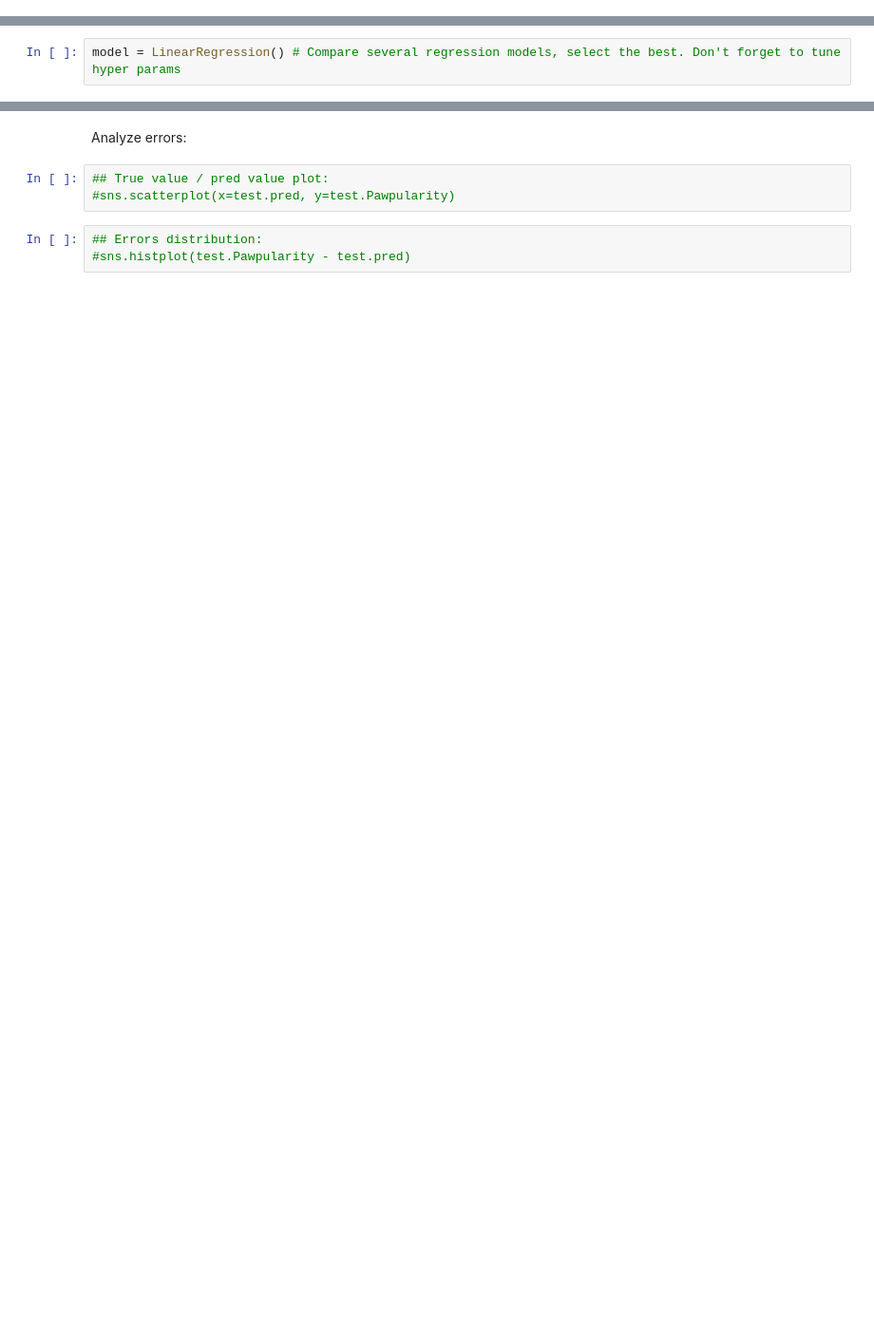
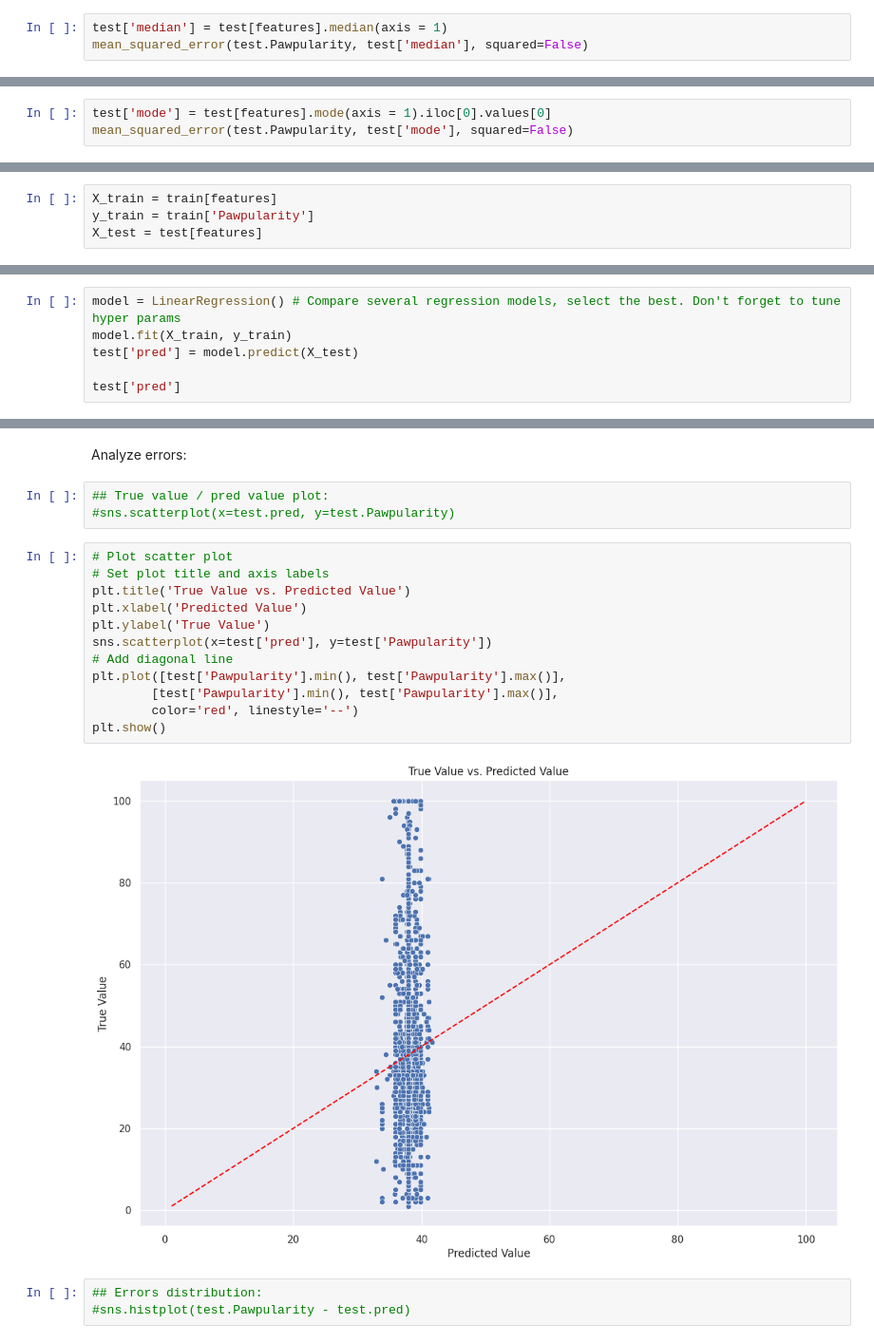
Before and after one commit to reesha-rsh/MLb4, a Jupyter notebook: Homework/Homework_4__pawpularity.ipynb, the cells around one changed output, grey strips where cells are left out. Shown at 95% size. Drawn from its saved outputs; the diff is of its cells as text; blank space fills up the shorter version.

```diff
--- a/Homework/Homework_4__pawpularity.ipynb
+++ b/Homework/Homework_4__pawpularity.ipynb
@@ -50,0 +93,3 @@ mean_squared_error(test.Pawpularity, test.baseline, squared=False)
+# %%
+test['median'] = test[features].median(axis = 1)
+mean_squared_error(test.Pawpularity, test['median'], squared=False)
@@ -50,0 +98,3 @@ mean_squared_error(test.Pawpularity, test.baseline, squared=False)
+# %%
+test['mode'] = test[features].mode(axis = 1).iloc[0].values[0]
+mean_squared_error(test.Pawpularity, test['mode'], squared=False)
@@ -55,7 +123,15 @@ Let's try to train linear regression on binary features
 # %%
 features = data.columns[1:-1]
 features
+# %%
+X_train = train[features]
+y_train = train['Pawpularity']
+X_test = test[features]
 # %%
 from sklearn.linear_model import LinearRegression, Ridge, Lasso
 # %%
 model = LinearRegression() # Compare several regression models, select the best. Don't forget to tune hyper params
+model.fit(X_train, y_train)
+test['pred'] = model.predict(X_test)
+
+test['pred']
@@ -78,6 +184,20 @@ Analyze errors:
 # %%
 ## True value / pred value plot:
 #sns.scatterplot(x=test.pred, y=test.Pawpularity)
+# %%
+# Plot scatter plot
+# Set plot title and axis labels
+plt.title('True Value vs. Predicted Value')
+plt.xlabel('Predicted Value')
+plt.ylabel('True Value')
+sns.scatterplot(x=test['pred'], y=test['Pawpularity'])
+# Add diagonal line
+plt.plot([test['Pawpularity'].min(), test['Pawpularity'].max()],
+        [test['Pawpularity'].min(), test['Pawpularity'].max()],
+        color='red', linestyle='--')
+plt.show()
+# %% [output]
+[figure, added]
 # %%
 ## Errors distribution:
 #sns.histplot(test.Pawpularity - test.pred)
```
Also changed, not shown: parts of 15 cells of this notebook.
